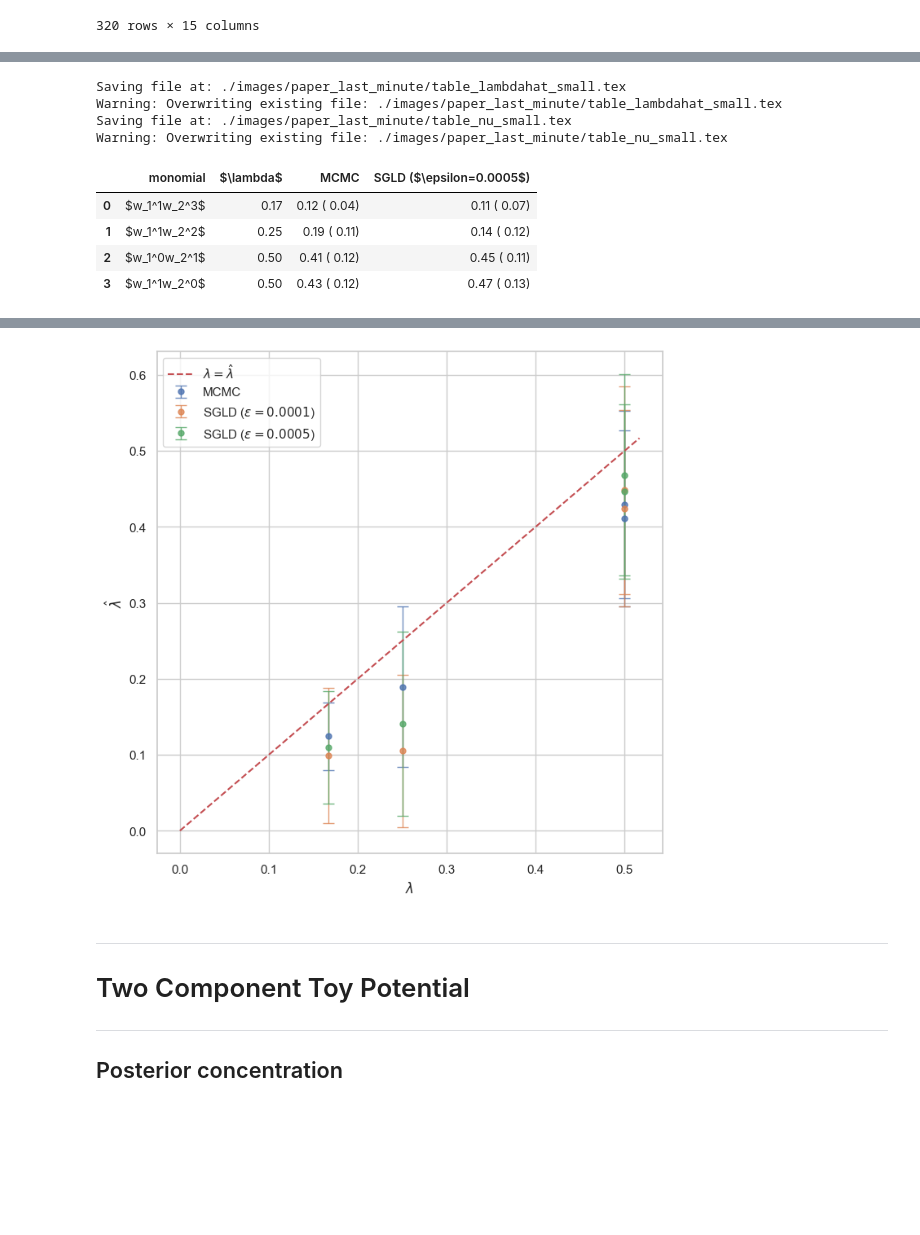
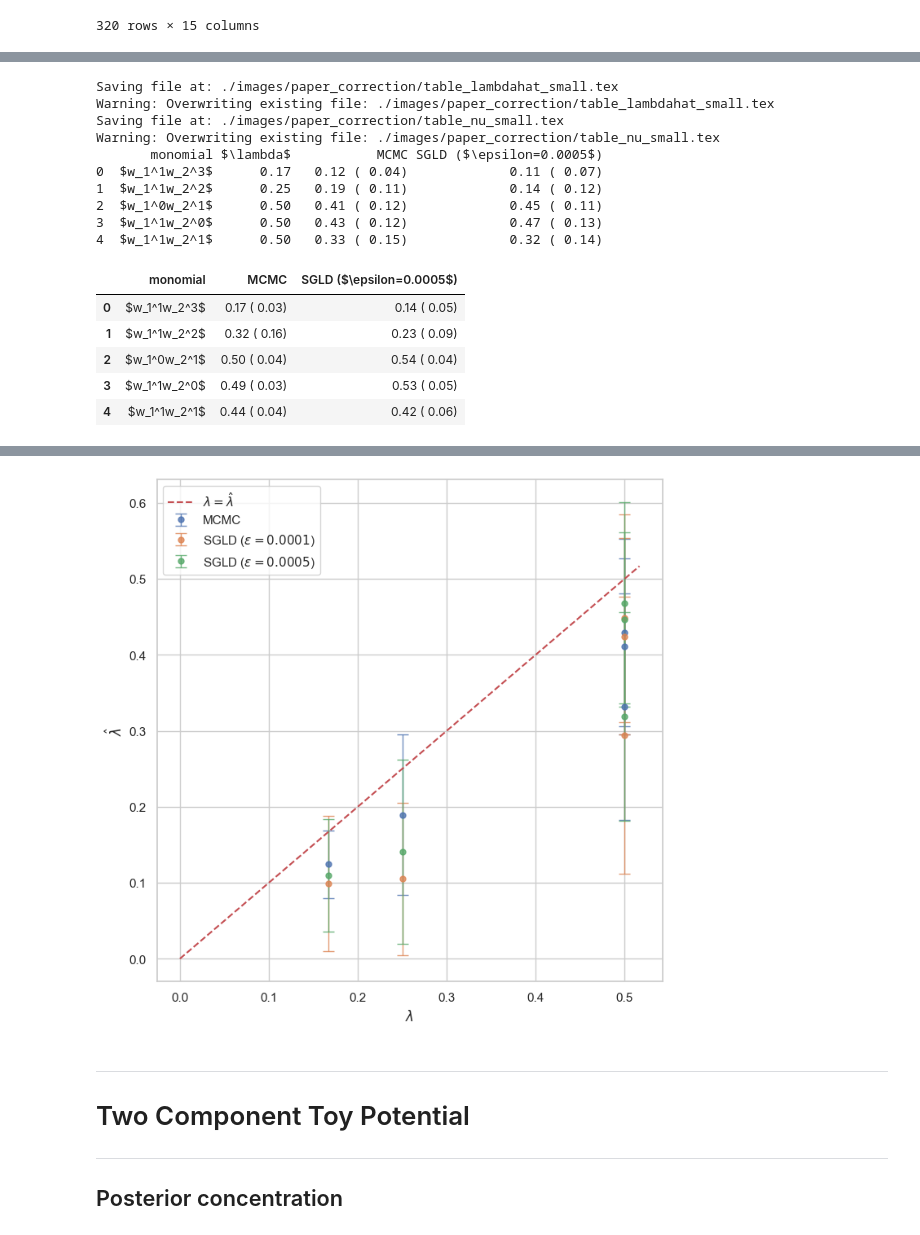
Before and after one commit to edmundlth/local_learning_coefficient_estimation, a Jupyter notebook: plot_toypotential_expt.ipynb, the cells around one changed output, grey strips where cells are left out. Cells and saved outputs as stored; diff of their text form; code cells hidden in the pictures; blank space fills up the shorter version.

```diff
--- a/plot_toypotential_expt.ipynb
+++ b/plot_toypotential_expt.ipynb
@@ -12,7 +12,7 @@ from datetime import datetime
 sns.set()
 sns.set_style("whitegrid")
 
-IMAGEDIR = "./images/paper_last_minute"
+IMAGEDIR = "./images/paper_correction"
 DRYRUN = False
 
 SAVEOLD = False
@@ -82,6 +82,8 @@ def extract_data_from_runs(collection, db_filter):
     df = pd.DataFrame(data, columns=['num_training_data', 'sigma', 'prior_sigma', 'prior_exponents', 'monomial_exponents', 'sampler', 'epsilon', 'seed', 'lambdahat', 'true_lambda', 'func_var', 'nu'])
     return df
 
+
+UNIFORM_KEY = f"$w_1^{0}w_2^{0}$"
 def process_result_df(df):
     if "true_lambda" not in df.columns:
         df['true_lambda'] = 1 / (2 * df['monomial'].apply(lambda x: max(x)))
@@ -93,7 +95,7 @@ def process_result_df(df):
         if exp is not None:
             entry = f"$w_1^{exp[0]}w_2^{exp[1]}$"
         else:
-            entry = "uniform" #f"$w_1^{0}w_2^{0}$"
+            entry = UNIFORM_KEY
         prior_monomials.append(entry)
     df["prior_monomial"] = prior_monomials
     # Concatenate sampler and chain_length for later use
@@ -120,16 +122,20 @@ collection = db['runs']
 # EXPTNAME = "monomialprior_20230814"
 # EXPTNAME = "monomial_and_gaussian_prior_withplot_20230814"
 # EXPTNAME = "gaussianprior_20230815"
-EXPTNAME = "monomial_gaussian_and_localising_prior_20230815"
 # EXPTNAME = "monomial_gaussian_and_tightlocalising_prior_20230815"
 # EXPTNAME = "monomial_gaussian_and_supertightlocalising_prior_20230815"
+EXPTNAME = "monomial_gaussian_and_localising_prior_20230815"  # main
+# EXPTNAME = "monomial_gaussian_and_localprior_migrationtest_20230818"
 db_filter = {"status": "COMPLETED", "meta.expt_name": EXPTNAME}
 df_result = extract_data_from_runs(collection, db_filter=db_filter)
-# From manual inspection, there are some spurious correlation of samples in MCMC-NUTS which cause exploding values, this is a filter.
-df = df_result
+
+# From manual inspection, there are some spurious correlation of samples (samples forming lines) in MCMC-NUTS which cause exploding values, this is a filter.
+df = df_result.copy(deep=True)
 df = df[(df["lambdahat"] < 2) & (df["nu"] < 100.0)]
+# WARNING: This is a correction. The output values of nu is wrong by a factor of itemp^2
+itemps =  1 / np.log(df["num_training_data"])
+df["nu"] = df["func_var"] * itemps / 2
 df_result = df
-
 process_result_df(df_result)
 # %% [output]
 |  | num_training_data | sigma | prior_sigma | prior_exponents | monomial_exponents | sampler | epsilon | ... |
@@ -202,16 +219,16 @@ Saving file at: ./images/paper_last_minute/toypotential_table_of_results_small.t
 # %%
 df = table_small
 # df = table
-retain_for_table = [
-    ('$w_1^1w_2^3$', '$w_1^0w_2^0$'),
-    ('$w_1^1w_2^2$', '$w_1^0w_2^0$'),
-    ('$w_1^3w_2^1$', '$w_1^1w_2^1$'),
-    ('$w_1^0w_2^1$', '$w_1^0w_2^0$'),
-    ('$w_1^3w_2^1$', '$w_1^3w_2^2$'),
-    ('$w_1^2w_2^1$', '$w_1^2w_2^2$'),
-    ('$w_1^4w_2^1$', '$w_1^6w_2^3$'),
-    ('$w_1^1w_2^1$', '$w_1^1w_2^1$')
-]
+# retain_for_table = [
+#     ('$w_1^1w_2^3$', '$w_1^0w_2^0$'),
+#     ('$w_1^1w_2^2$', '$w_1^0w_2^0$'),
+#     ('$w_1^3w_2^1$', '$w_1^1w_2^1$'),
+#     ('$w_1^0w_2^1$', '$w_1^0w_2^0$'),
+#     ('$w_1^3w_2^1$', '$w_1^3w_2^2$'),
+#     ('$w_1^2w_2^1$', '$w_1^2w_2^2$'),
+#     ('$w_1^4w_2^1$', '$w_1^6w_2^3$'),
+#     ('$w_1^1w_2^1$', '$w_1^1w_2^1$')
+# ]
 num_index_cols = 3
 index_cols = df.columns[:num_index_cols]
 samplers = df.columns[num_index_cols:].get_level_values(0).unique()
@@ -247,24 +264,32 @@ df_new = df_new.drop("$\lambda$", axis=1)
 new_string = df_new.to_latex(float_format="%.2f", header=True, index=False, sparsify=True, multirow=False)
 savestring_fn(new_string, f"table_{col_name}_small.tex")
 
-df_new_lamb
+print(df_new_lamb)
+df_new
 # %% [output]
-Saving file at: ./images/paper_last_minute/table_lambdahat_small.tex
-Warning: Overwriting existing file: ./images/paper_last_minute/table_lambdahat_small.tex
-Saving file at: ./images/paper_last_minute/table_nu_small.tex
-Warning: Overwriting existing file: ./images/paper_last_minute/table_nu_small.tex
+Saving file at: ./images/paper_correction/table_lambdahat_small.tex
+Warning: Overwriting existing file: ./images/paper_correction/table_lambdahat_small.tex
+Saving file at: ./images/paper_correction/table_nu_small.tex
+Warning: Overwriting existing file: ./images/paper_correction/table_nu_small.tex
+       monomial $\lambda$           MCMC SGLD ($\epsilon=0.0005$)
+0  $w_1^1w_2^3$      0.17   0.12 ( 0.04)             0.11 ( 0.07)
+1  $w_1^1w_2^2$      0.25   0.19 ( 0.11)             0.14 ( 0.12)
+2  $w_1^0w_2^1$      0.50   0.41 ( 0.12)             0.45 ( 0.11)
+3  $w_1^1w_2^0$      0.50   0.43 ( 0.12)             0.47 ( 0.13)
+4  $w_1^1w_2^1$      0.50   0.33 ( 0.15)             0.32 ( 0.14)
-|  | monomial | $\lambda$ | MCMC | SGLD ($\epsilon=0.0005$) |
-| 0 | $w_1^1w_2^3$ | 0.17 | 0.12 ( 0.04) | 0.11 ( 0.07) |
-| 1 | $w_1^1w_2^2$ | 0.25 | 0.19 ( 0.11) | 0.14 ( 0.12) |
-| 2 | $w_1^0w_2^1$ | 0.50 | 0.41 ( 0.12) | 0.45 ( 0.11) |
-| 3 | $w_1^1w_2^0$ | 0.50 | 0.43 ( 0.12) | 0.47 ( 0.13) |
+|  | monomial | MCMC | SGLD ($\epsilon=0.0005$) |
+| 0 | $w_1^1w_2^3$ | 0.17 ( 0.03) | 0.14 ( 0.05) |
+| 1 | $w_1^1w_2^2$ | 0.32 ( 0.16) | 0.23 ( 0.09) |
+| 2 | $w_1^0w_2^1$ | 0.50 ( 0.04) | 0.54 ( 0.04) |
+| 3 | $w_1^1w_2^0$ | 0.49 ( 0.03) | 0.53 ( 0.05) |
+| 4 | $w_1^1w_2^1$ | 0.44 ( 0.04) | 0.42 ( 0.06) |
 # %%
 fig, ax = plt.subplots(1, 1, figsize=(8, 8))
 df = df_result[
     ["sampler_name", "monomial", "prior_monomial", "true_lambda", "lambdahat", "nu"]
 ].copy(deep=True)
 
-mask = [x.startswith("uniform") for x in df["prior_monomial"]]
+mask = [x.startswith(UNIFORM_KEY) for x in df["prior_monomial"]]
 df = df[mask]
 df = df.groupby(["sampler_name", "monomial", "prior_monomial"]).agg(["mean", "std"])
 for sampler_name in df.index.get_level_values(0).unique():
@@ -291,4 +317,4 @@ Saving file at: ./images/paper_last_minute/toypotential_lambdahat_vs_lambda_mono
-[figure, old version]
+[figure, new version]
 # %% [markdown]
 ---
 # Two Component Toy Potential
```
Also changed, not shown: parts of 2 cells of this notebook, 2 other files.
